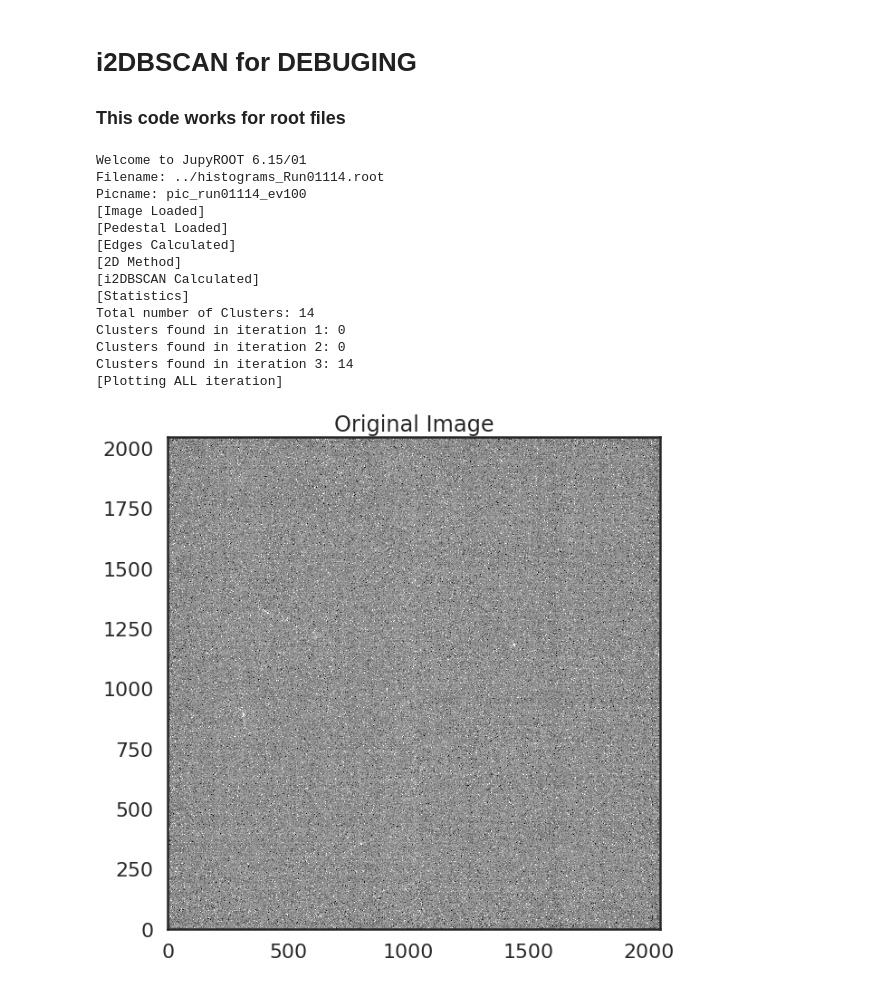
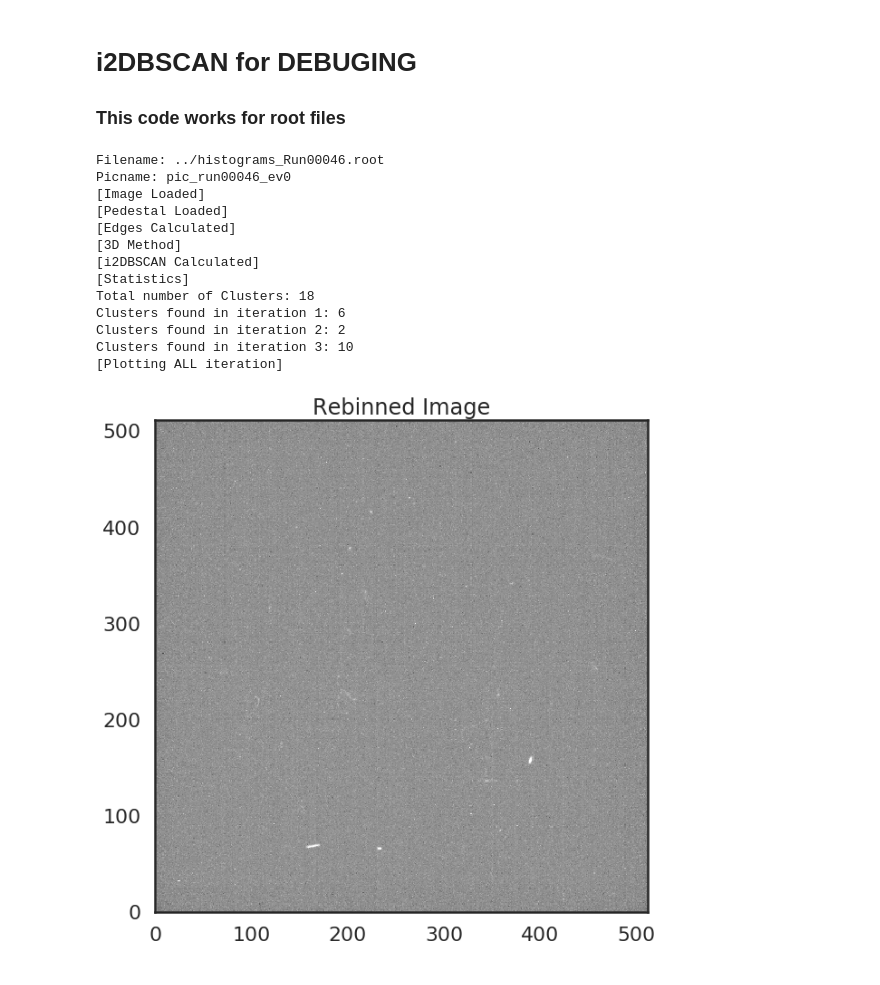
Before and after one commit to pietro14/reconstruction, a Jupyter notebook: debug_code/i2BSCAN_DEBUG.ipynb, the cells around one changed output. Cells and saved outputs as stored; diff of their text form; code cells hidden in the pictures.

```diff
--- a/debug_code/i2BSCAN_DEBUG.ipynb
+++ b/debug_code/i2BSCAN_DEBUG.ipynb
@@ -37,8 +37,8 @@ figsizeY  = 10
 
 ## Setting Debug Flags
 
-flag_full_image     = 1
-flag_rebin_image    = 0
+flag_full_image     = 0
+flag_rebin_image    = 1
 flag_edges_image    = 1
 flag_first_it       = 0
 flag_second_it      = 0
@@ -55,7 +55,7 @@ nsigma      = 3.2        # numero di sigma sopra il piedistallo
 ## Setting i2DBSCAN parameters
 
 iterative     = 4
-tip           = '2D'               # 3D
+tip           = '3D'               # 3D
 
 if tip == '3D':
     vector_eps         = [2, 3, 3.5, 4]      #FOR FNG    #[2.26, 3.5, 2.8, 6]
@@ -66,8 +66,8 @@ else:
 cuts = [0, 0]                # the cut on the length of the track for iteration 1 and 2
 
 ## File folder
-evt               = '00100'         # Use always FIVE caracters
-numrun            = '01114'         # Use always FIVE caracters
+evt               = '00000'         # Use always FIVE caracters
+numrun            = '00046'         # Use always FIVE caracters
 formattype        = 'mid'            # If the root files comes from h5 conversion use = 'h5'
 filedir           = '../'   # Folder where the root file is placed
 peddir            = '../pedestals/'   # Folder where the pedestal file is placed
@@ -137,6 +137,7 @@ print('[Edges Calculated]')
 X = points.copy()
 
 if tip == '3D':
+    lp = len(points)
     Xl = list(X)
     for cor in X:
         for count in range(0,np.int(np.round(rebin_image[cor[0],cor[1]] - rebin_th_image[cor[0],cor[1]]) - 1)):
@@ -155,6 +156,7 @@ clusters = iDBSCAN(iterative = iterative, vector_eps = vector_eps, vector_min_sa
 if tip == '3D':
     clusters.labels_ = clusters.labels_[range(0,lp)]
     clusters.tag_ = clusters.tag_[range(0,lp)]
+    X = points.copy()
 print('[i2DBSCAN Calculated]')
 
 if flag_stats == 1:
@@ -242,39 +244,38 @@ if flag_all_it == 1:
     for j in range(0,np.shape(clu)[0]):
 
         ybox = clu[j][:,0]
         xbox = clu[j][:,1]
 
         xri,yri = tl.getContours(xbox,ybox)
         line, = plt.plot(xri,yri, '-b',linewidth=2)
         if j == 0:
             line.set_label('2nd Iteration')
 
     clu = [X[clusters.labels_ == i] for i in list(np.where(clusters.tag_[indices] == 3)[0])]
 
     for j in range(0,np.shape(clu)[0]):
 
         ybox = clu[j][:,0]
         xbox = clu[j][:,1]
 
         if (len(ybox) > 0) and (len(xbox) > 0):
             xri,yri = tl.getContours(xbox,ybox)
             line, = plt.plot(xri,yri, '-y',linewidth=2)
             if j == 0:
                 line.set_label('3rd Iteration')
     plt.legend()
 # %% [output]
-Welcome to JupyROOT 6.15/01
-Filename: ../histograms_Run01114.root
-Picname: pic_run01114_ev100
+Filename: ../histograms_Run00046.root
+Picname: pic_run00046_ev0
 [Image Loaded]
 [Pedestal Loaded]
 [Edges Calculated]
-[2D Method]
+[3D Method]
 [i2DBSCAN Calculated]
 [Statistics]
-Total number of Clusters: 14
-Clusters found in iteration 1: 0
-Clusters found in iteration 2: 0
-Clusters found in iteration 3: 14
+Total number of Clusters: 18
+Clusters found in iteration 1: 6
+Clusters found in iteration 2: 2
+Clusters found in iteration 3: 10
 [Plotting ALL iteration]
-[figure, old version]
+[figure, new version]
```
Also changed, not shown: parts of 1 cell of this notebook.
